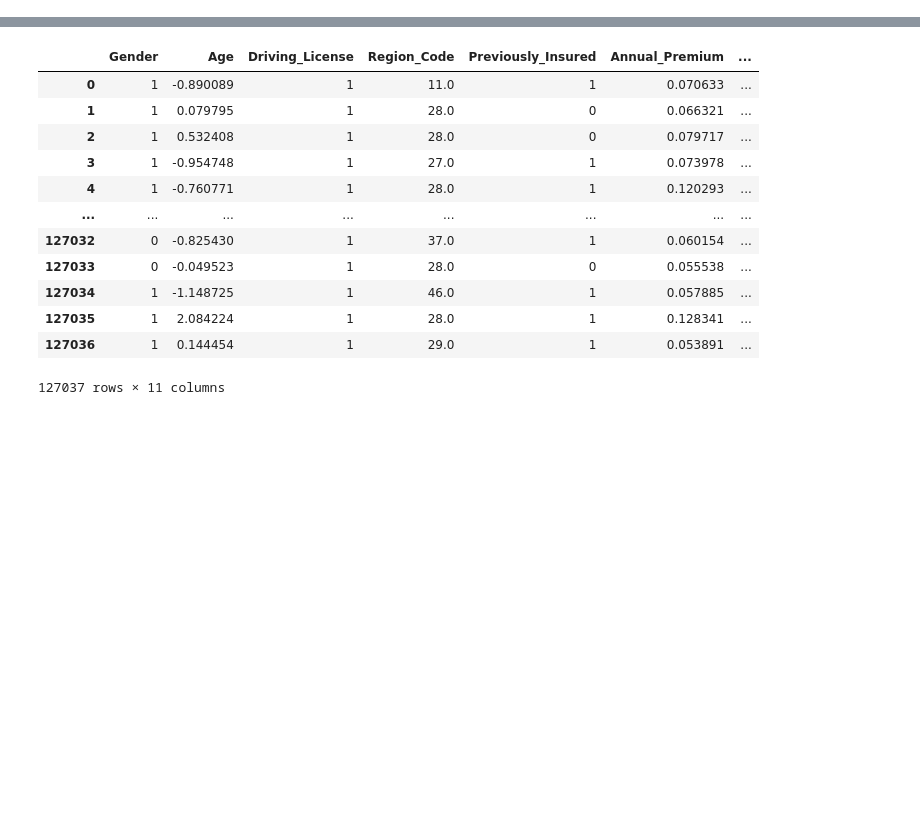
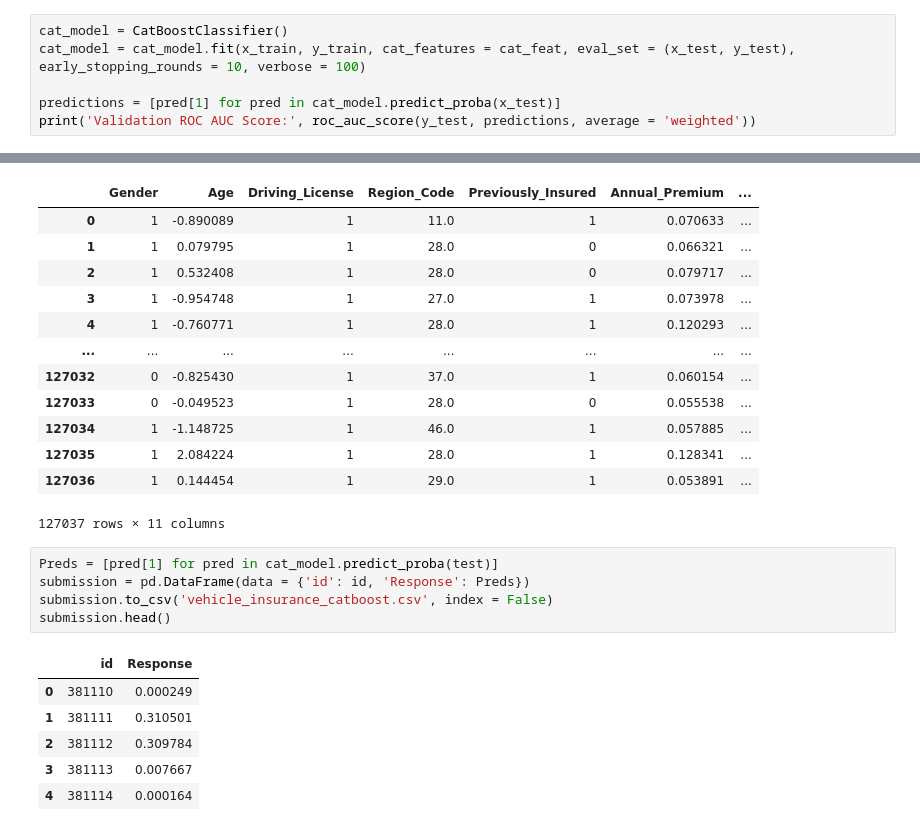
Before and after one commit to benvictoria17/Finance, a Jupyter notebook: Vehicle Insurance EDA and boosting models.ipynb, the cells around one changed output, grey strips where cells are left out. Cells and saved outputs as stored; diff of their text form; blank space fills up the shorter version.

```diff
--- a/Vehicle Insurance EDA and boosting models.ipynb
+++ b/Vehicle Insurance EDA and boosting models.ipynb
@@ -294,0 +357,6 @@ kf = KFold(n_splits=num_folds, random_state=random_state,shuffle=True)
+# %%
+cat_model = CatBoostClassifier()
+cat_model = cat_model.fit(x_train, y_train, cat_features = cat_feat, eval_set = (x_test, y_test), early_stopping_rounds = 10, verbose = 100)
+
+predictions = [pred[1] for pred in cat_model.predict_proba(x_test)]
+print('Validation ROC AUC Score:', roc_auc_score(y_test, predictions, average = 'weighted'))
@@ -308,3 +387,15 @@ test
 | 127035 | 1 | 2.084224 | 1 | 28.0 | 1 | 0.128341 | ... |
 | 127036 | 1 | 0.144454 | 1 | 29.0 | 1 | 0.053891 | ... |
 127037 rows × 11 columns
+# %%
+Preds = [pred[1] for pred in cat_model.predict_proba(test)]
+submission = pd.DataFrame(data = {'id': id, 'Response': Preds})
+submission.to_csv('vehicle_insurance_catboost.csv', index = False)
+submission.head()
+# %% [output]
+|  | id | Response |
+| 0 | 381110 | 0.000249 |
+| 1 | 381111 | 0.310501 |
+| 2 | 381112 | 0.309784 |
+| 3 | 381113 | 0.007667 |
+| 4 | 381114 | 0.000164 |
```
Also changed, not shown: parts of 32 cells of this notebook.
